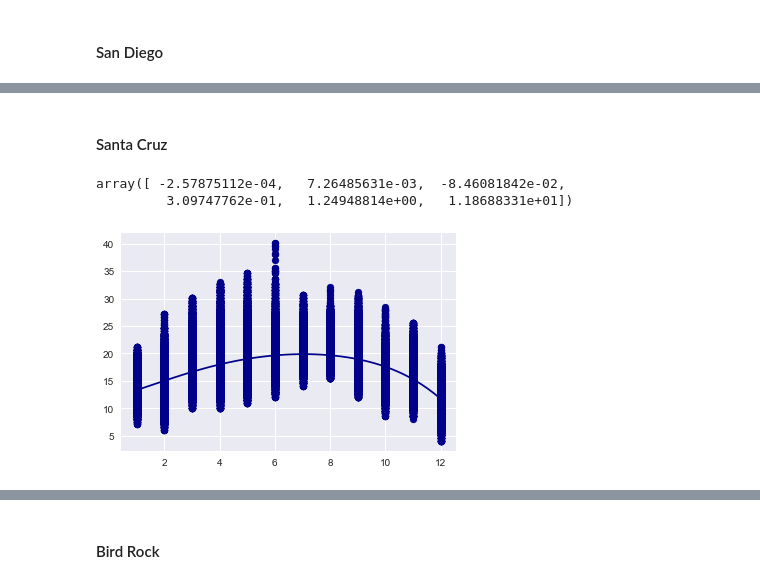
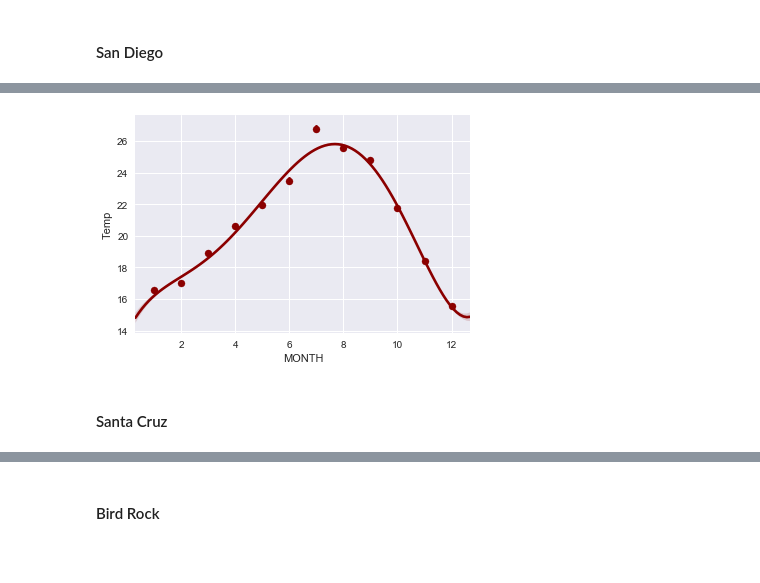
Before and after one commit to gbatzel/sio209_project, a Jupyter notebook: code/models.ipynb, the cells around one changed output, grey strips where cells are left out. Cells and saved outputs as stored; diff of their text form; code cells hidden in the pictures; blank space fills up the shorter version.

```diff
--- a/code/models.ipynb
+++ b/code/models.ipynb
@@ -16,3 +30,7 @@ sns.set_palette('colorblind')
+# %%
+def Seaborn_Regression_Plot(i, g):
+    sns.regplot(x='MONTH', y='Temp', data=i, order=5, color='%s' % g,
+                 x_estimator=np.mean);
 # %% [markdown]
 ### Import data
 # %%
@@ -73,8 +54,6 @@ ax = sns.regplot(x='MONTH', y='Temp', data=df, order=5, color='darkred',
+# %%
+Seaborn_Regression_Plot(df, 'darkred');
+# %% [output]
+[figure, added]
 # %% [markdown]
 #### Santa Cruz
-# %%
-p2 = np.polyfit(df2.MONTH, df2.Temp, 5)
-p2
-# %% [output]
-array([ -2.57875112e-04,   7.26485631e-03,  -8.46081842e-02,
-         3.09747762e-01,   1.24948814e+00,   1.18688331e+01])
@@ -84,5 +59,0 @@ y2 = np.polyval(p2, x1)
-# %%
-plt.scatter(df2.MONTH, df2.Temp, color='darkblue')
-plt.plot(x1, y2, '-', color='darkblue');
-# %% [output]
-[figure, removed]
```
Also changed, not shown: parts of 29 cells of this notebook, 2 other files.
